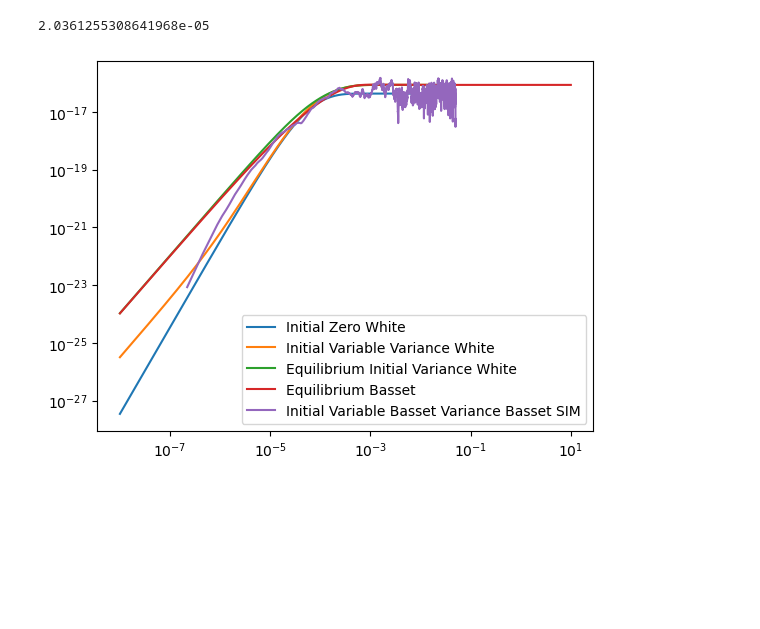
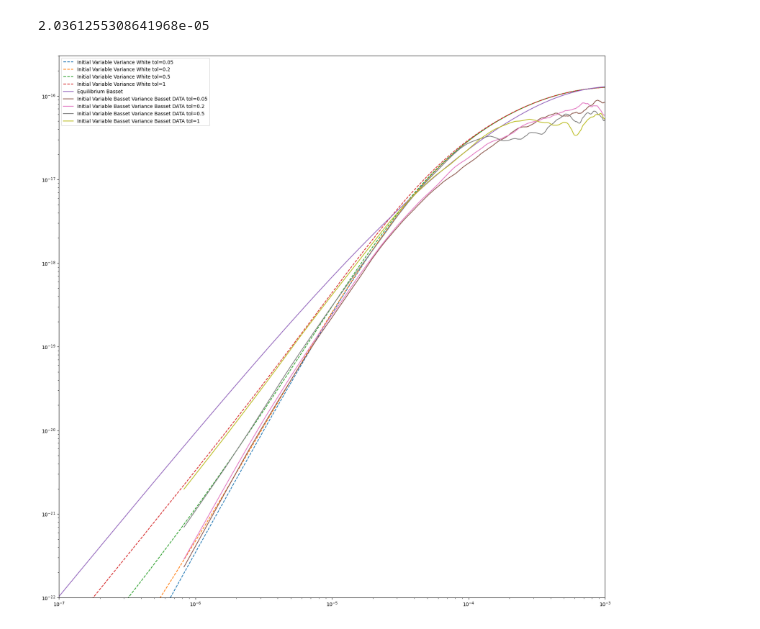
Before and after one commit to mcthumann/Brownian_Data_Analysis, a Jupyter notebook: scripts/Analytical_Simulation_Data_Trio.ipynb, the cells around one changed output. Saved outputs shown, nothing was run; the diff lists cells and outputs as text; code cells hidden in the pictures; blank space fills up the shorter version.

```diff
--- a/scripts/Analytical_Simulation_Data_Trio.ipynb
+++ b/scripts/Analytical_Simulation_Data_Trio.ipynb
@@ -15,7 +16,10 @@ _temp = 293
 _viscous = 0.36e-3
 _v_force = 6*np.pi*_r*_viscous
 
-_K = 9.384e-5 # Need to adjust
+_K = 6.184e-5#9.384e-5 # Need to adjust
+
+# TOLERANCES
+tols = [.05, .2, .5, 1]
 # %%
 # Calculate the average MSD
 def compute_msd(time_trace, dt):
@@ -132,7 +136,7 @@ def hydro_msd(t):
 chunksize = 10 ** 6  # Adjust chunk size based on your memory availability
 chunks = []
 
-for chunk in pd.read_csv(r'C:\Users\mcthu\PycharmProjects\MarkovianEmbedding\position_velocity_data.csv', chunksize=chunksize, low_memory=False):
+for chunk in pd.read_csv(r'C:\Users\Cole Thumann\Desktop\Lab_Repos\MarkovianEmbedding\position_velocity_data.csv', chunksize=chunksize, low_memory=False):
     # process each chunk individually or filter/aggregate it
     chunks.append(chunk)
 
@@ -229,11 +243,10 @@ MemoryError:
 
 timestep_data = 0.825E-6
 
-
 chunksize = 10 ** 6  # Adjust chunk size based on your memory availability
 chunks1 = []
 
-for chunk in pd.read_csv(r'C:\Users\mcthu\OneDrive\Desktop\Lab Data\PROCESSED_DATA\barium_titanate_in_acetone_position.csv', chunksize=chunksize, low_memory=False):
+for chunk in pd.read_csv(r'C:\Users\Cole Thumann\Desktop\LabData\Max_Data1\calibrated_2.7_micron_position.csv', chunksize=chunksize, low_memory=False):
     # process each chunk individually or filter/aggregate it
     chunks1.append(chunk)
 
@@ -241,7 +254,7 @@ data_df_pos_data = pd.concat(chunks1, ignore_index=True)
 
 chunks2 = []
 
-for chunk in pd.read_csv(r'C:\Users\mcthu\OneDrive\Desktop\Lab Data\PROCESSED_DATA\barium_titanate_in_acetone_velocity.csv', chunksize=chunksize, low_memory=False):
+for chunk in pd.read_csv(r'C:\Users\Cole Thumann\Desktop\LabData\Max_Data1\calibrated_2.7_micron_velocity.csv', chunksize=chunksize, low_memory=False):
     # process each chunk individually or filter/aggregate it
     chunks2.append(chunk)
 
@@ -302,34 +341,42 @@ total idx data: 7595
 # %%
 # GRAPHING
+plt.figure(figsize=(20,20))
 
 #  Set times for analytic functions
 times_analytic = np.logspace(-8, 1, 1000)
 
 init_zero_WN_analytic = just_noise(times_analytic)
-init_var_WN_analytic = known_initial_v_0(times_analytic, tol)
+analytic_tol_msds = []
+for tol in tols:
+    init_var_WN_analytic = known_initial_v_0(times_analytic, tol)
+    analytic_tol_msds.append(init_var_WN_analytic)
 WN_EQ_analytic = msd_wn(times_analytic)
 basset_msd = hydro_msd(times_analytic)
 
 # ANALYTIC GRAPHING
-plt.plot(times_analytic, init_zero_WN_analytic, label="Initial Zero White")
-plt.plot(times_analytic, init_var_WN_analytic, label="Initial Variable Variance White")
-plt.plot(times_analytic, WN_EQ_analytic, label="Equilibrium Initial Variance White")
+# plt.plot(times_analytic, init_zero_WN_analytic, label="Initial Zero White")
+for i in range(len(tols)):
+    plt.plot(times_analytic, analytic_tol_msds[i], linestyle='dashed', label=f"Initial Variable Variance White tol={tols[i]}")
+# plt.plot(times_analytic, WN_EQ_analytic, linestyle='dashed', label="Equilibrium Initial Variance White")
 plt.plot(times_analytic, basset_msd, label="Equilibrium Basset")
 
 # SIMULATION GRAPHING
 # plt.plot(lag_times_sim[1:], eq_msd_sim[1:], label="Equilibrium Basset SIM")
-plt.plot(init_lag_times_sim[1:], init_msd_sim[1:], label="Initial Variable Basset Variance Basset SIM")
+# for i in range(len(tols)):
+#     plt.plot(init_lag_times_sim[1:], sim_tol_msds[i][1:], label=f"Initial Variable Basset Variance Basset SIM tol={tols[i]}")
 
 # DATA GRAPHING
-plt.plot(lag_times_data[1:], eq_msd_data[1:], label="Equilibrium Basset DATA")
-plt.plot(init_lag_times_data[1:], init_msd_data[1:], label="Initial Variable Basset Variance Basset DATA")
+# plt.plot(lag_times_data[1:], eq_msd_data[1:], label="Equilibrium Basset DATA")
+for i in range(len(tols)):
+    plt.plot(init_lag_times_data[1:], data_tol_msds[i][1:], label=f"Initial Variable Basset Variance Basset DATA tol={tols[i]}")
 
-# plt.xlim(left=1E-5)
-# plt.ylim(bottom=1E-18)
+plt.xlim(left=1E-7)
+plt.xlim(right=1E-3)
+plt.ylim(bottom=1E-22)
 plt.xscale('log')
 plt.yscale('log')
 plt.legend()
 plt.show()
 # %% [output]
 2.0361255308641968e-05
-[figure, old version]
+[figure, new version]
```
Also changed, not shown: parts of 4 cells of this notebook.
